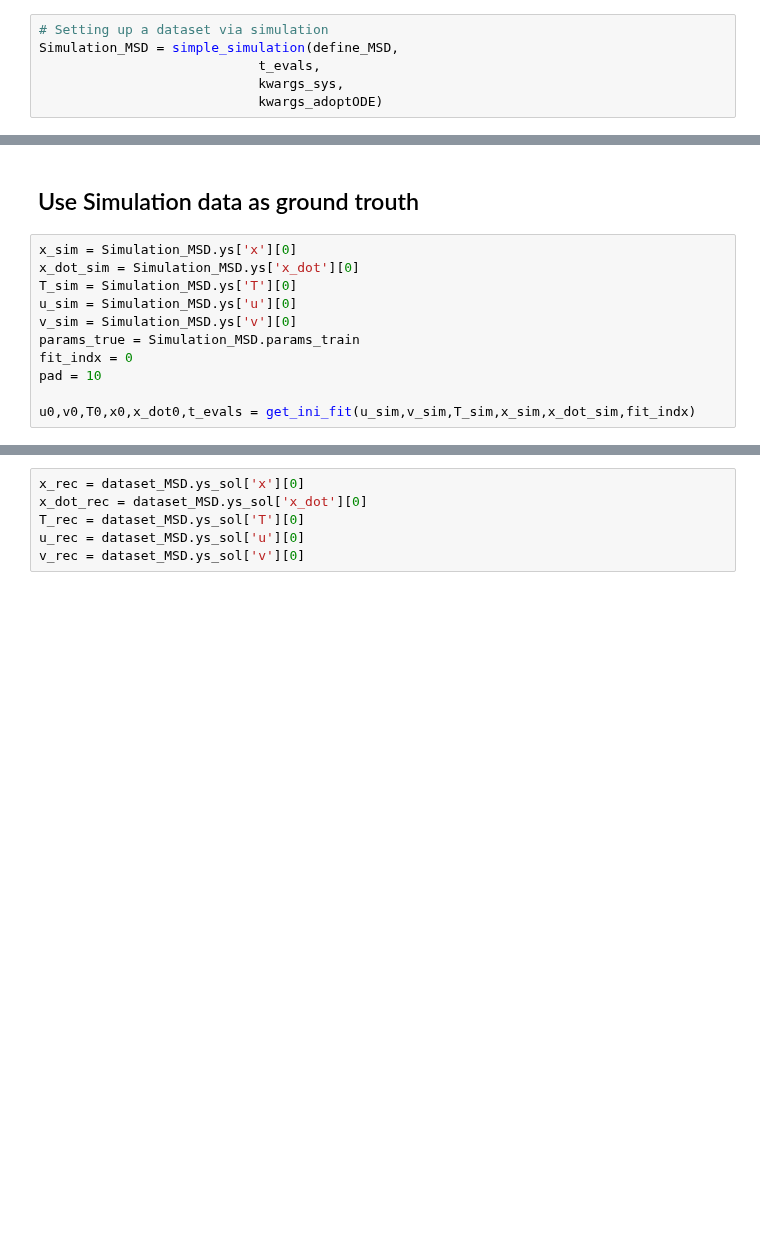
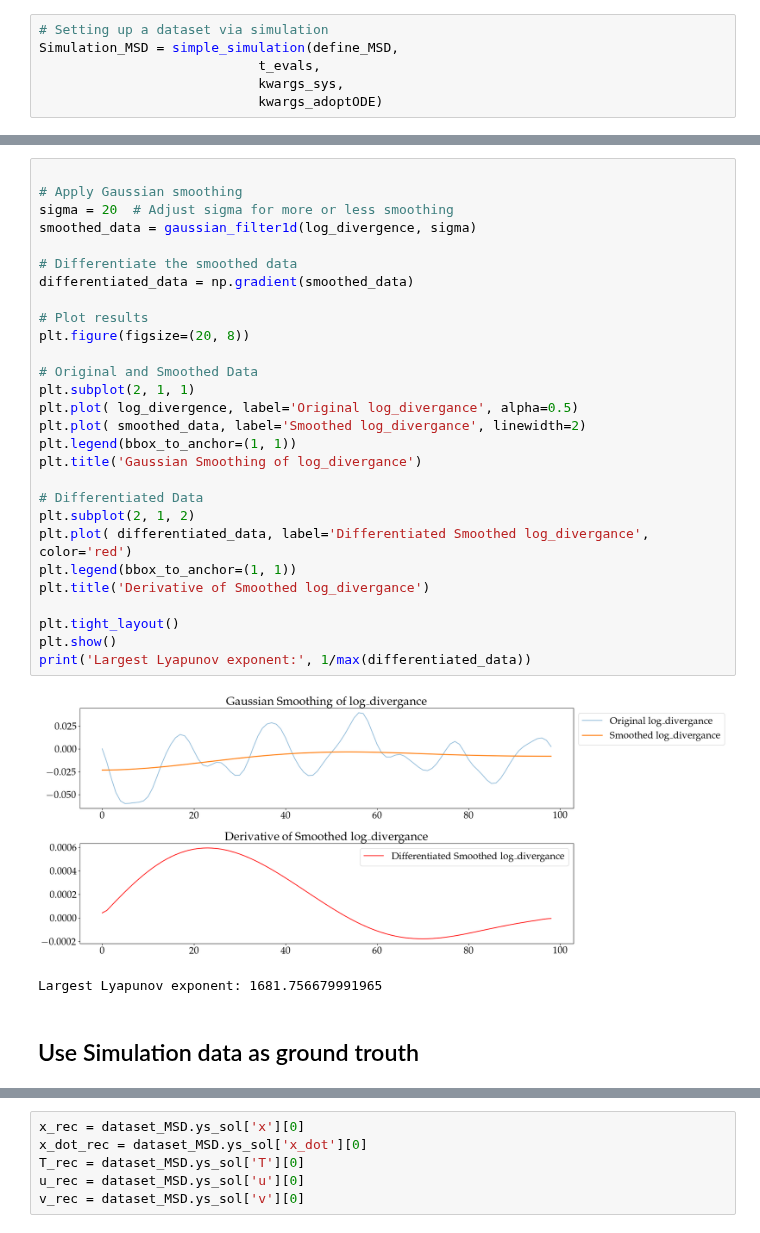
Before and after one commit to LukasBremer/SMM_AdODE_2D, a Jupyter notebook: adode_cluster/SpringMassModel/FullDomain.ipynb, the cells around one changed output, grey strips where cells are left out. Cells and saved outputs as stored; diff of their text form; blank space fills up the shorter version.

```diff
--- a/adode_cluster/SpringMassModel/FullDomain.ipynb
+++ b/adode_cluster/SpringMassModel/FullDomain.ipynb
@@ -174,14 +387,34 @@ Simulation_MSD = simple_simulation(define_MSD,
+# %%
+
+# Apply Gaussian smoothing
+sigma = 20  # Adjust sigma for more or less smoothing
+smoothed_data = gaussian_filter1d(log_divergence, sigma)
+
+# Differentiate the smoothed data
+differentiated_data = np.gradient(smoothed_data)
+
+# Plot results
+plt.figure(figsize=(20, 8))
+
+# Original and Smoothed Data
+plt.subplot(2, 1, 1)
+plt.plot( log_divergence, label='Original log_divergance', alpha=0.5)
+plt.plot( smoothed_data, label='Smoothed log_divergance', linewidth=2)
+plt.legend(bbox_to_anchor=(1, 1))
+plt.title('Gaussian Smoothing of log_divergance')
+
+# Differentiated Data
+plt.subplot(2, 1, 2)
+plt.plot( differentiated_data, label='Differentiated Smoothed log_divergance', color='red')
+plt.legend(bbox_to_anchor=(1, 1))
+plt.title('Derivative of Smoothed log_divergance')
+
+plt.tight_layout()
+plt.show()
+print('Largest Lyapunov exponent:', 1/max(differentiated_data))
+# %% [output]
+[figure, added]
+Largest Lyapunov exponent: 1681.756679991965
 # %% [markdown]
 ## Use Simulation data as ground trouth
-# %%
-x_sim = Simulation_MSD.ys['x'][0]
-x_dot_sim = Simulation_MSD.ys['x_dot'][0]
-T_sim = Simulation_MSD.ys['T'][0]
-u_sim = Simulation_MSD.ys['u'][0]
-v_sim = Simulation_MSD.ys['v'][0]
-params_true = Simulation_MSD.params_train
-fit_indx = 0
-pad = 10
-
-u0,v0,T0,x0,x_dot0,t_evals = get_ini_fit(u_sim,v_sim,T_sim,x_sim,x_dot_sim,fit_indx)
 # %%
```
Also changed, not shown: parts of 20 cells of this notebook, 2 other files.
